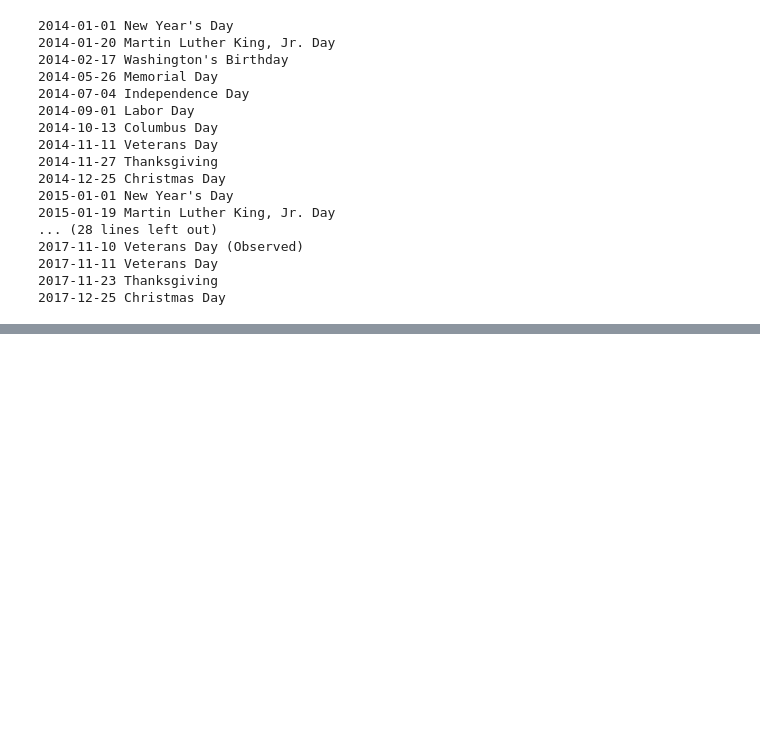
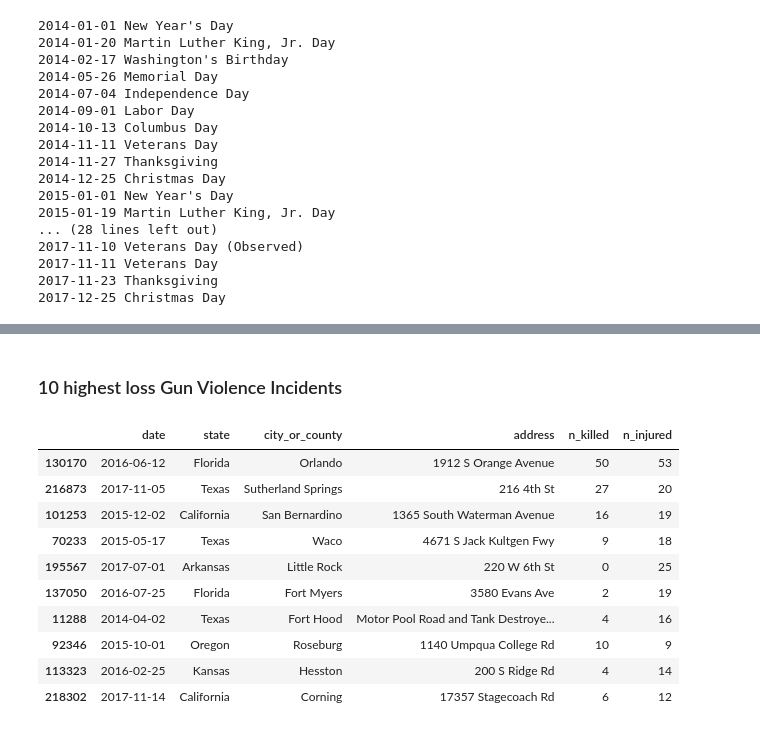
Before and after one commit to Nadide/Gun-Violence-Data-Analysis, a Jupyter notebook: analysis_notebooks/Time series analysis.ipynb, the cells around one changed output, grey strips where cells are left out. Cells and saved outputs as stored; diff of their text form; code cells hidden in the pictures; blank space fills up the shorter version.

```diff
--- a/analysis_notebooks/Time series analysis.ipynb
+++ b/analysis_notebooks/Time series analysis.ipynb
@@ -465,0 +541,17 @@ for date, name in sorted(holidays.US(state=None, years=2017).items()):
+# %% [markdown]
+### 10 highest loss Gun Violence Incidents
+# %%
+df1 = df.sort_values(['loss'], ascending=[False])
+df1[['date', 'state', 'city_or_county', 'address', 'n_killed', 'n_injured']].head(10)
+# %% [output]
+|  | date | state | city_or_county | address | n_killed | n_injured |
+| 130170 | 2016-06-12 | Florida | Orlando | 1912 S Orange Avenue | 50 | 53 |
+| 216873 | 2017-11-05 | Texas | Sutherland Springs | 216 4th St | 27 | 20 |
+| 101253 | 2015-12-02 | California | San Bernardino | 1365 South Waterman Avenue | 16 | 19 |
+| 70233 | 2015-05-17 | Texas | Waco | 4671 S Jack Kultgen Fwy | 9 | 18 |
+| 195567 | 2017-07-01 | Arkansas | Little Rock | 220 W 6th St | 0 | 25 |
+| 137050 | 2016-07-25 | Florida | Fort Myers | 3580 Evans Ave | 2 | 19 |
+| 11288 | 2014-04-02 | Texas | Fort Hood | Motor Pool Road and Tank Destroye... | 4 | 16 |
+| 92346 | 2015-10-01 | Oregon | Roseburg | 1140 Umpqua College Rd | 10 | 9 |
+| 113323 | 2016-02-25 | Kansas | Hesston | 200 S Ridge Rd | 4 | 14 |
+| 218302 | 2017-11-14 | California | Corning | 17357 Stagecoach Rd | 6 | 12 |
```
Also changed, not shown: parts of 12 cells of this notebook.
